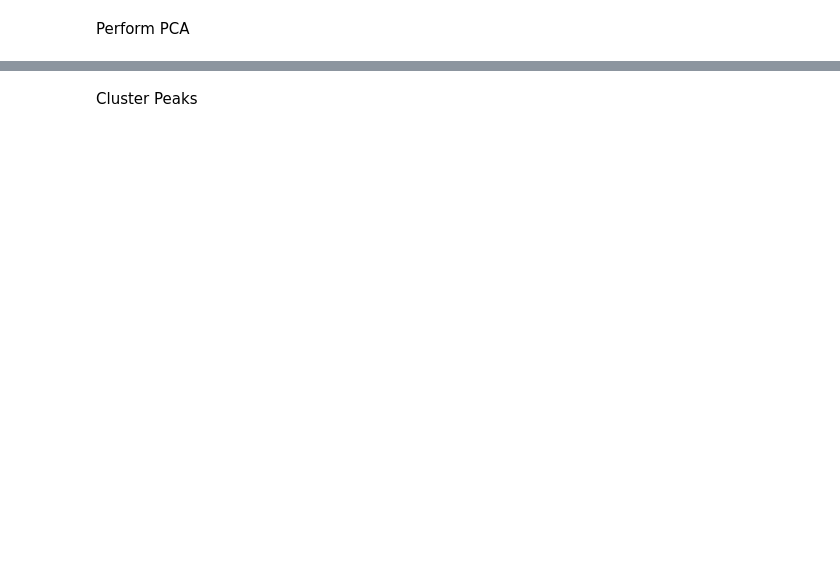
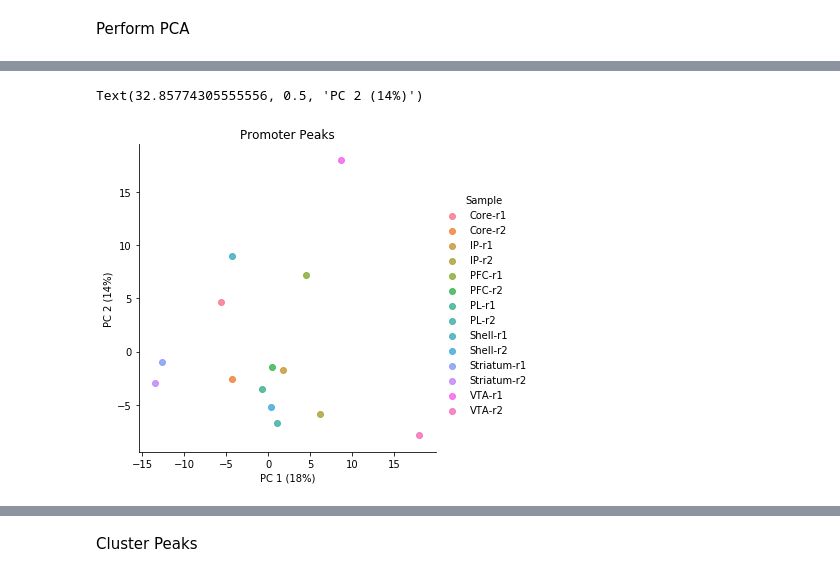
Before and after one commit to sjroth/Rat-Pilot-Analysis, a Jupyter notebook: Notebooks/InitialAnalysis.ipynb, the cells around one changed output, grey strips where cells are left out. Saved outputs shown, nothing was run; the diff lists cells and outputs as text; code cells hidden in the pictures; blank space fills up the shorter version.

```diff
--- a/Notebooks/InitialAnalysis.ipynb
+++ b/Notebooks/InitialAnalysis.ipynb
@@ -31,6 +65,6 @@ distal_exp.head()
 # %% [markdown]
 Separate by annotation
 # %%
-promoter = all_exp[all_exp.Annotation == 'promoter-tss']
+promoter = all_exp[all_exp.Annotation.str.contains('promoter-tss')]
 del promoter['Annotation']
 promoter.head()
@@ -60,7 +123,10 @@ principal_df.head()
 # %%
 sns.lmplot(x='PC 1',y='PC 2',data=principal_df,hue='Sample',fit_reg=False)
 title('Promoter Peaks')
-xlabel('PC 1 (36%)')
-ylabel('PC 2 (32%)')
+xlabel('PC 1 (18%)')
+ylabel('PC 2 (14%)')
+# %% [output]
+Text(32.85774305555556, 0.5, 'PC 2 (14%)')
+[figure, added]
 # %%
 pca.explained_variance_ratio_
```
Also changed, not shown: parts of 23 cells of this notebook, 3 other files.
